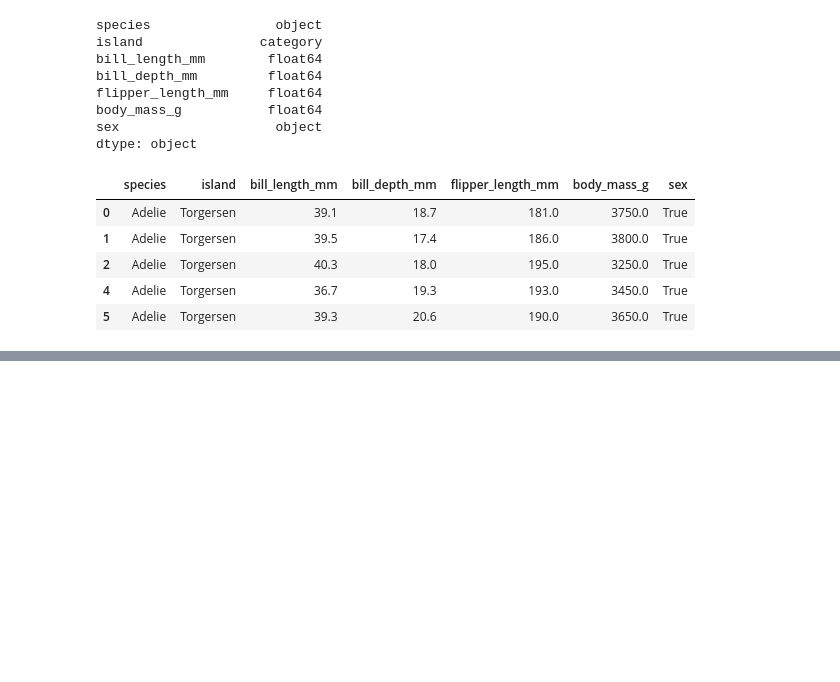
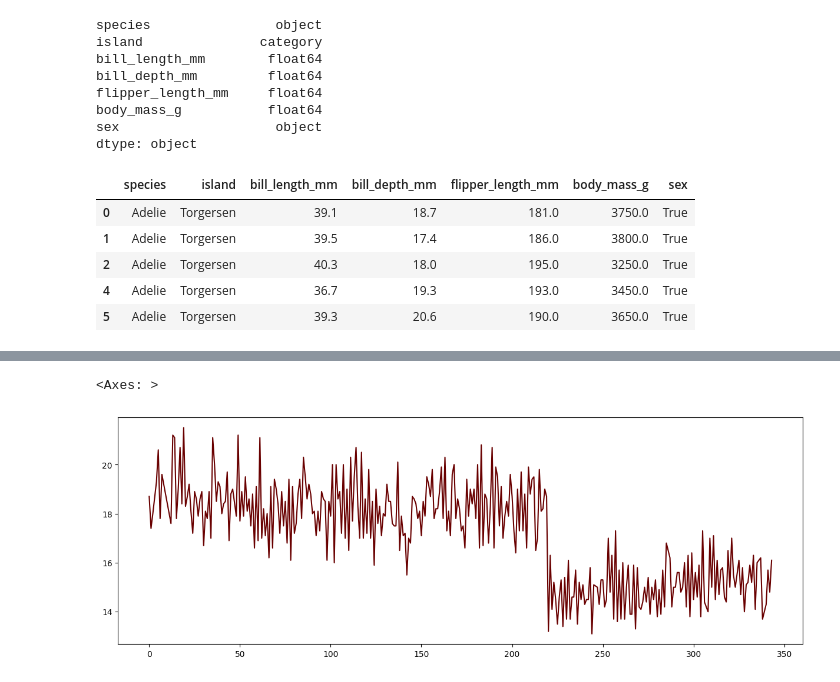
Before and after one commit to Amjadali168/2023-SEP--PY-DS, a Jupyter notebook: data analysis/pandas.ipynb, the cells around one changed output, grey strips where cells are left out. Cells and saved outputs as stored; diff of their text form; code cells hidden in the pictures; blank space fills up the shorter version.

```diff
--- a/data analysis/pandas.ipynb
+++ b/data analysis/pandas.ipynb
@@ -614,0 +638,5 @@ penguins.head()
+# %%
+penguins['bill_depth_mm'].plot(figsize=(15,5))
+# %% [output]
+<Axes: >
+[figure, added]
```
Also changed, not shown: parts of 50 cells of this notebook.
